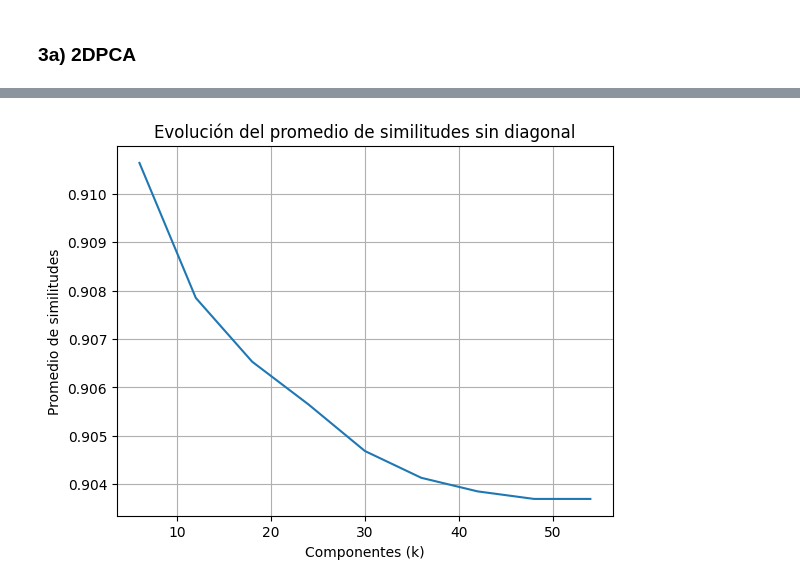
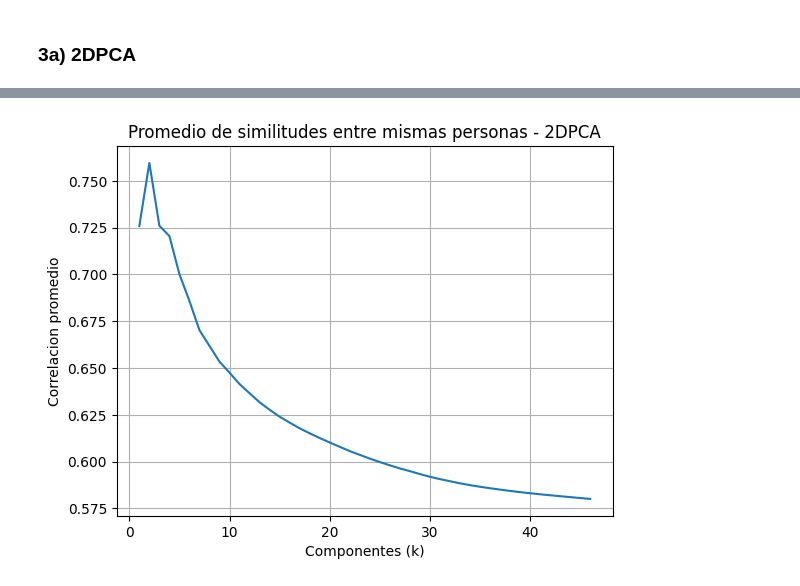
Before and after one commit to fedesassone/1c-2023-metodos-tp2, a Jupyter notebook: docs/ej1.ipynb, the cells around one changed output, grey strips where cells are left out. Cells and saved outputs as stored; diff of their text form; code cells hidden in the pictures.

```diff
--- a/docs/ej1.ipynb
+++ b/docs/ej1.ipynb
@@ -802,9 +872,14 @@ for i in range(1,10):
-# %%
-plt.plot(comp, promedios)
-plt.xlabel('Componentes (k)')
-plt.ylabel('Promedio de similitudes')
-plt.title('Evolución del promedio de similitudes sin diagonal')
-plt.grid(True)
-plt.show()
-# %% [output]
-[figure, removed]
+# %%
+# Resultado raro, pero quiza tiene sentido
+# Al tener pocas componentes, es mas dificil diferenciar fotos de una misma persona, por ende su correlacion es mas alta.
+# Al acercarse, la similitud promedio sigue estando arriba de 0.575, por lo que indica que hay correlacion dentro de todo alta
+# CONSULTAR
+
+plt.plot(range (1, 47), promedios_simil)
+plt.xlabel('Componentes (k)')
+plt.ylabel('Correlacion promedio')
+plt.title('Promedio de similitudes entre mismas personas - 2DPCA')
+plt.grid(True)
+plt.show()
+# %% [output]
+[figure, added]
```
Also changed, not shown: parts of 15 cells of this notebook, 7 other files.
